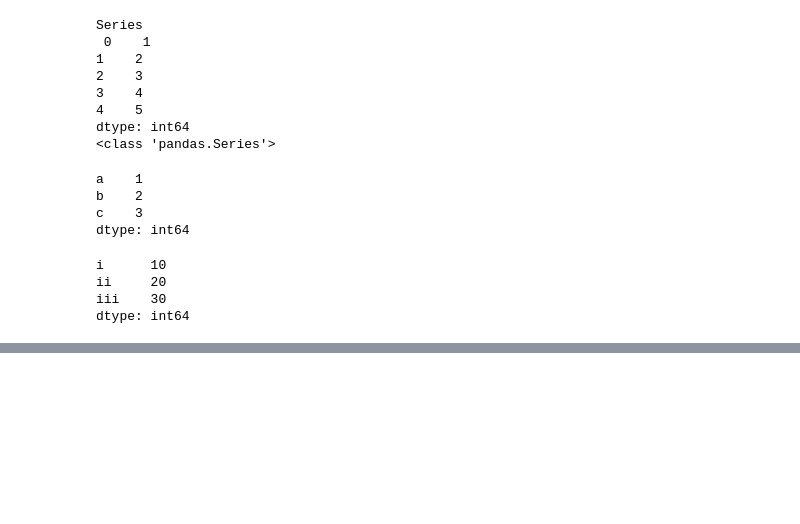
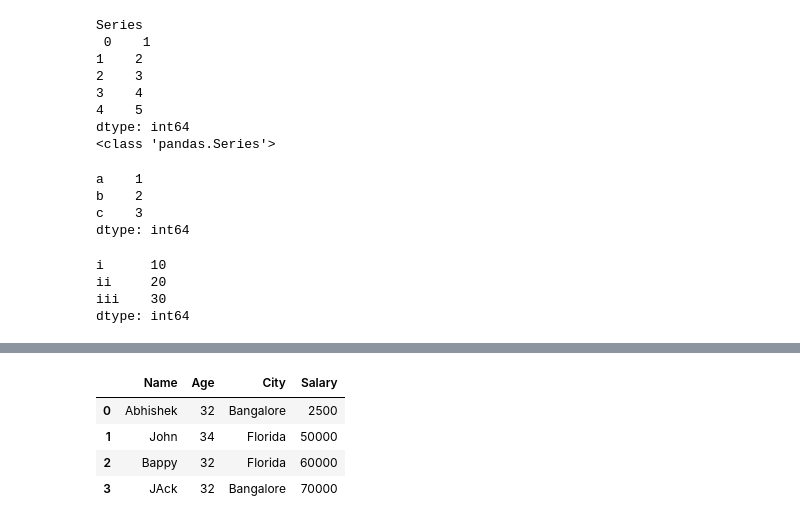
Before and after one commit to Leonidus786/12_2_Weekend, a Jupyter notebook: Data_Analysis_with_Python/9.2-pandas.ipynb, the cells around one changed output, grey strips where cells are left out. Saved outputs shown, nothing was run; the diff lists cells and outputs as text; code cells hidden in the pictures; blank space fills up the shorter version.

```diff
--- a/Data_Analysis_with_Python/9.2-pandas.ipynb
+++ b/Data_Analysis_with_Python/9.2-pandas.ipynb
@@ -142,6 +295,12 @@ df
 # %%
 ## Adding a column
-df['Salary']=[50000,60000,70000]
+df['Salary']=[2500,50000,60000,70000]
 df
+# %% [output]
+|  | Name | Age | City | Salary |
+| 0 | Abhishek | 32 | Bangalore | 2500 |
+| 1 | John | 34 | Florida | 50000 |
+| 2 | Bappy | 32 | Florida | 60000 |
+| 3 | JAck | 32 | Bangalore | 70000 |
 # %%
 df
```
Also changed, not shown: parts of 30 cells of this notebook.
